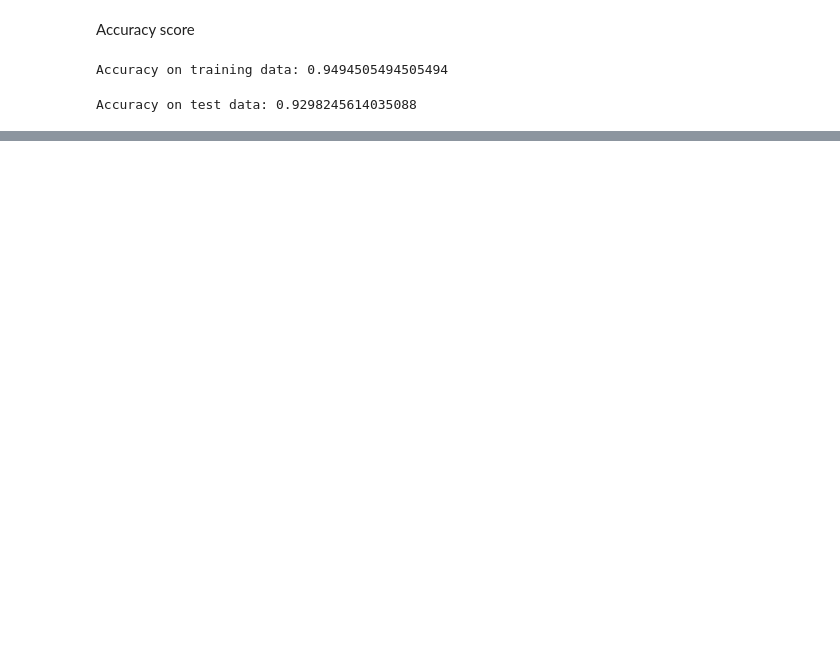
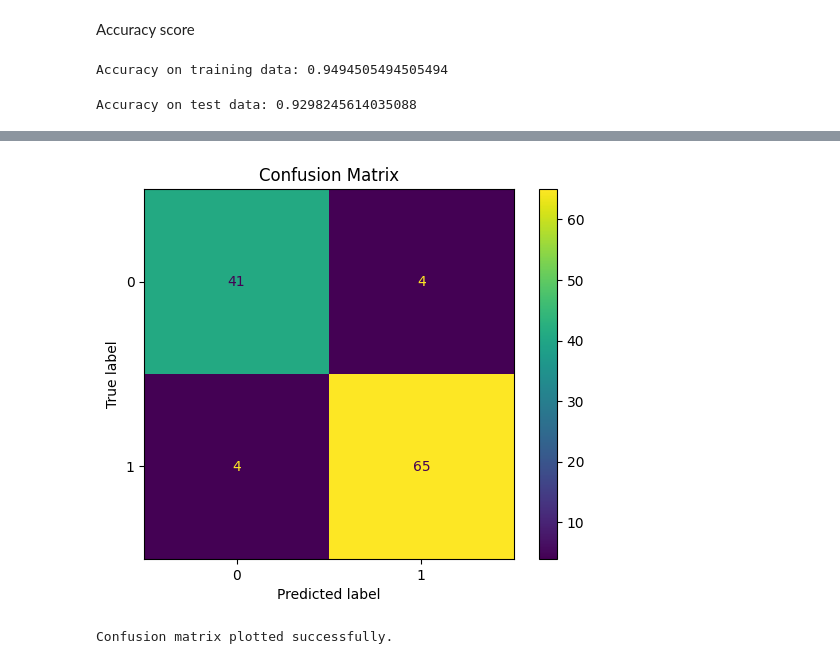
Before and after one commit to sanamuqqadus393-arch/Breast-Cancer-Classification-using-Logistic-Regression, a Jupyter notebook: project1_Breast_cancer_classification.ipynb, the cells around one changed output, grey strips where cells are left out. Drawn from its saved outputs; the diff is of its cells as text; code cells hidden in the pictures; blank space fills up the shorter version.

```diff
--- a/project1_Breast_cancer_classification.ipynb
+++ b/project1_Breast_cancer_classification.ipynb
@@ -119,0 +282,22 @@ The breast cancer is Malignant
+# %%
+from sklearn.metrics import confusion_matrix, ConfusionMatrixDisplay
+import matplotlib.pyplot as plt
+
+# Calculate the confusion matrix
+cm = confusion_matrix(Y_test, X_test_prediction)
+
+# Create a ConfusionMatrixDisplay object
+disp = ConfusionMatrixDisplay(confusion_matrix=cm, display_labels=model.classes_)
+
+# Plot the confusion matrix
+disp.plot()
+
+# Add a title to the plot
+plt.title('Confusion Matrix')
+
+# Display the plot
+plt.show()
+print("Confusion matrix plotted successfully.")
+# %% [output]
+[figure, added]
+Confusion matrix plotted successfully.
```
Also changed, not shown: parts of 29 cells of this notebook.
